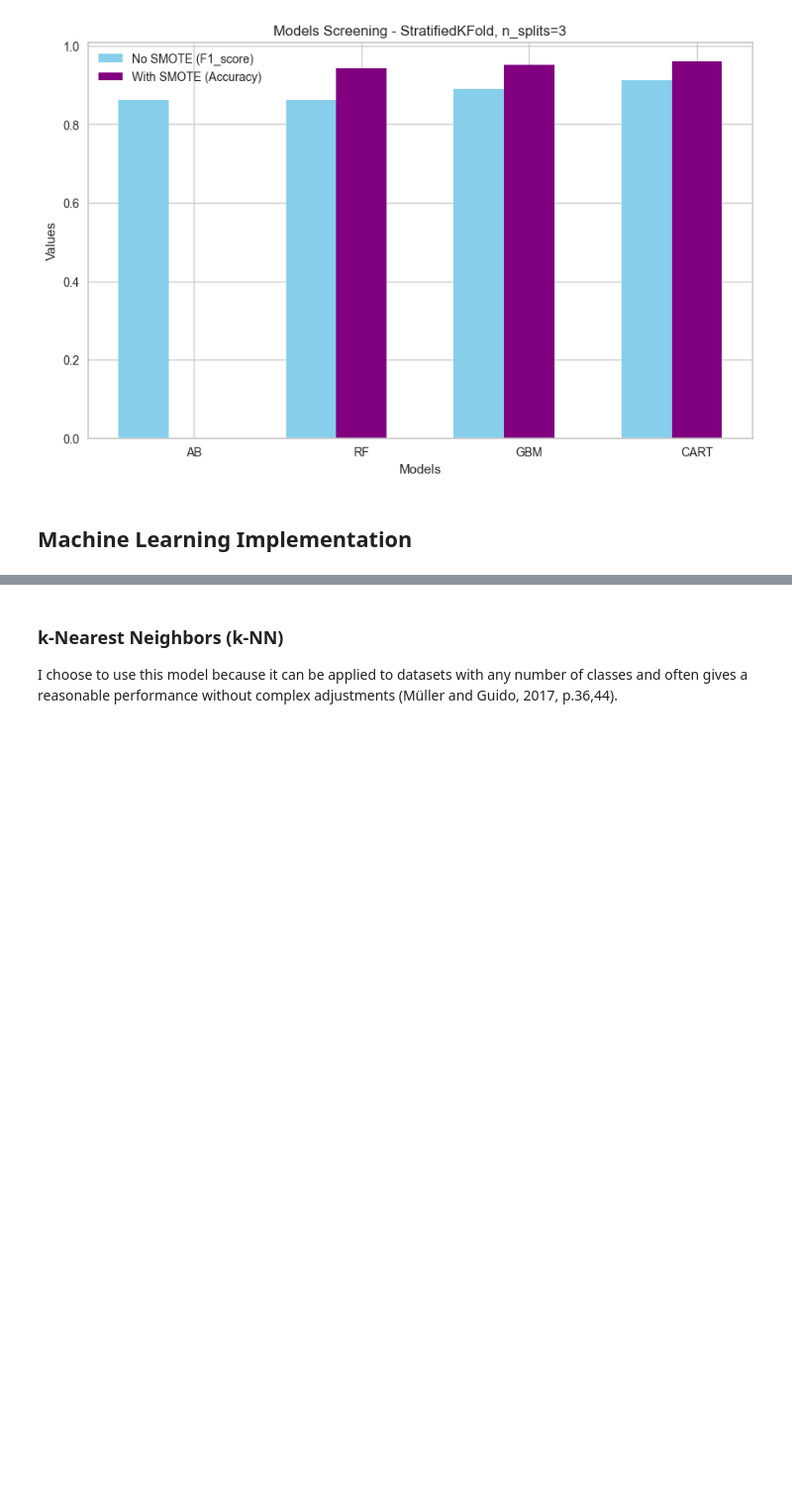
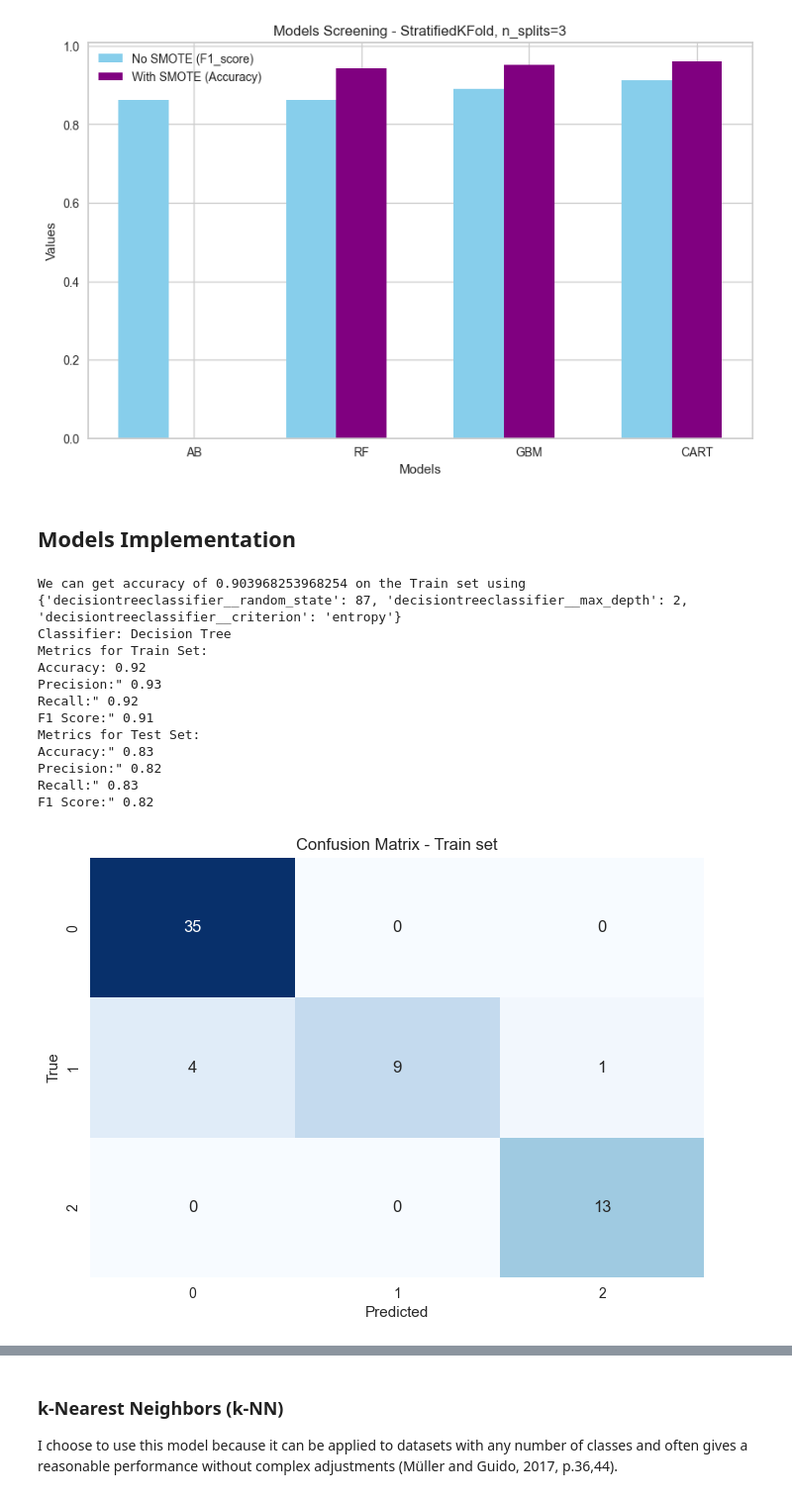
Before and after one commit to Daniela-MB/Capstone_project, a Jupyter notebook: CA3_Individual_Practical.ipynb, the cells around one changed output, grey strips where cells are left out. Shown at 99% size. Drawn from its saved outputs; the diff is of its cells as text; code cells hidden in the pictures; blank space fills up the shorter version.

Commit message:
MLs Implementation with Pipeline

```diff
--- a/CA3_Individual_Practical.ipynb
+++ b/CA3_Individual_Practical.ipynb
@@ -788,4 +790,4 @@ plt.show()
 +-----------+-----------------------+-------------------------+
 [figure]
 # %% [markdown]
-## Machine Learning Implementation
+## Models Implementation
@@ -791,0 +797,8 @@ plt.show()
+# %%
+classifiers = {
+    'Decision Tree': DecisionTreeClassifier(),
+    'Gradient Boosting': GradientBoostingClassifier(),
+    'Random Forest': RandomForestClassifier(),
+}
+# %%
+skf = StratifiedKFold(n_splits=3, shuffle=True, random_state=26)
@@ -791,0 +826,66 @@ plt.show()
+# %%
+# Perform RandomizedSearchCV for each classifier
+from sklearn.metrics import accuracy_score, precision_score, recall_score, f1_score
+
+for name, clf in classifiers.items():
+    pipe = make_pipeline(clf)
+    random_search = RandomizedSearchCV(pipe, param_distributions=param_distributions[name], cv=skf, scoring='accuracy')
+    random_search.fit(X_train, y_train)
+    print('We can get accuracy of',random_search.best_score_,'on the Train set using',random_search.best_params_)
+
+    # Train set metrics
+    train_predictions = random_search.predict(X_train)
+    train_accuracy = accuracy_score(y_train, train_predictions)
+    train_precision = precision_score(y_train, train_predictions, average='weighted')
+    train_recall = recall_score(y_train, train_predictions, average='weighted')
+    train_f1_score = f1_score(y_train, train_predictions, average='weighted')
+
+    # Test set metrics
+    test_predictions = random_search.predict(X_test)
+    test_accuracy = accuracy_score(y_test, test_predictions)
+    test_precision = precision_score(y_test, test_predictions, average='weighted')
+    test_recall = recall_score(y_test, test_predictions, average='weighted')
+    test_f1_score = f1_score(y_test, test_predictions, average='weighted')
+
+    print("Classifier:", name)
+    print('Metrics for Train Set:')
+    print(f'Accuracy: {train_accuracy:.2f}')
+    print(f'Precision:" {train_precision:.2f}')
+    print(f'Recall:" {train_recall:.2f}')
+    print(f'F1 Score:" {train_f1_score:.2f}')
+
+    print('Metrics for Test Set:')
+    print(f'Accuracy:" {test_accuracy:.2f}')
+    print(f'Precision:" {test_precision:.2f}')
+    print(f'Recall:" {test_recall:.2f}')
+    print(f'F1 Score:" {test_f1_score:.2f}')
+
+    # Confusion Matrix for train set
+    cm_test = confusion_matrix(y_train, train_predictions)
+    sns.heatmap(cm_test, annot=True, cmap='Blues', fmt='g', cbar=False)
+    plt.title('Confusion Matrix - Train set')
+    plt.xlabel('Predicted')
+    plt.ylabel('True')
+    plt.show()
+
+    # Confusion Matrix for test set
+    cm_test = confusion_matrix(y_test, test_predictions)
+    sns.heatmap(cm_test, annot=True, cmap='Greens', fmt='g', cbar=False)
+    plt.title('Confusion Matrix - Test set')
+    plt.xlabel('Predicted')
+    plt.ylabel('True')
+    plt.show()
+# %% [output]
+We can get accuracy of 0.903968253968254 on the Train set using {'decisiontreeclassifier__random_state': 87, 'decisiontreeclassifier__max_depth': 2, 'decisiontreeclassifier__criterion': 'entropy'}
+Classifier: Decision Tree
+Metrics for Train Set:
+Accuracy: 0.92
+Precision:" 0.93
+Recall:" 0.92
+F1 Score:" 0.91
+Metrics for Test Set:
+Accuracy:" 0.83
+Precision:" 0.82
+Recall:" 0.83
+F1 Score:" 0.82
+[figure, added]
```
Also changed, not shown: parts of 19 cells of this notebook, 1 other file.
